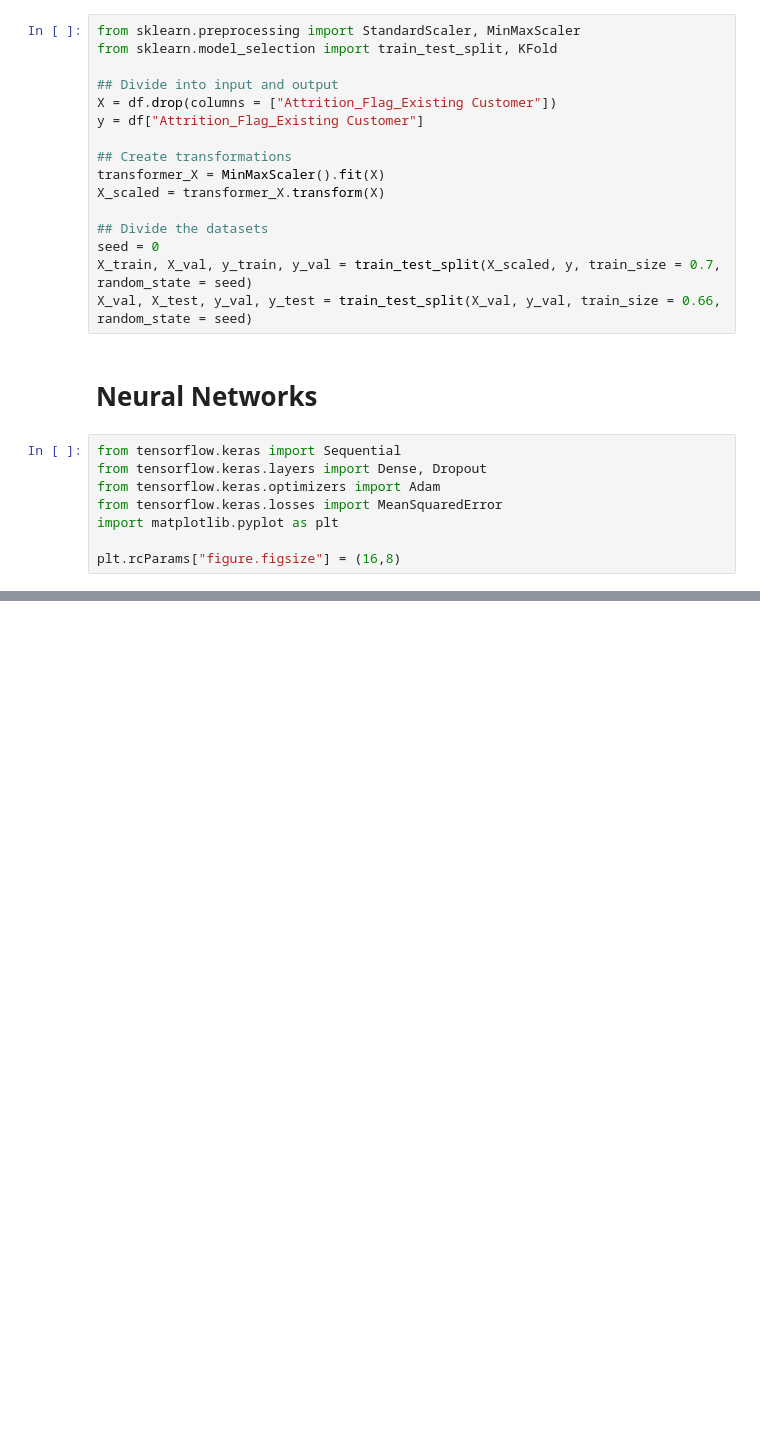
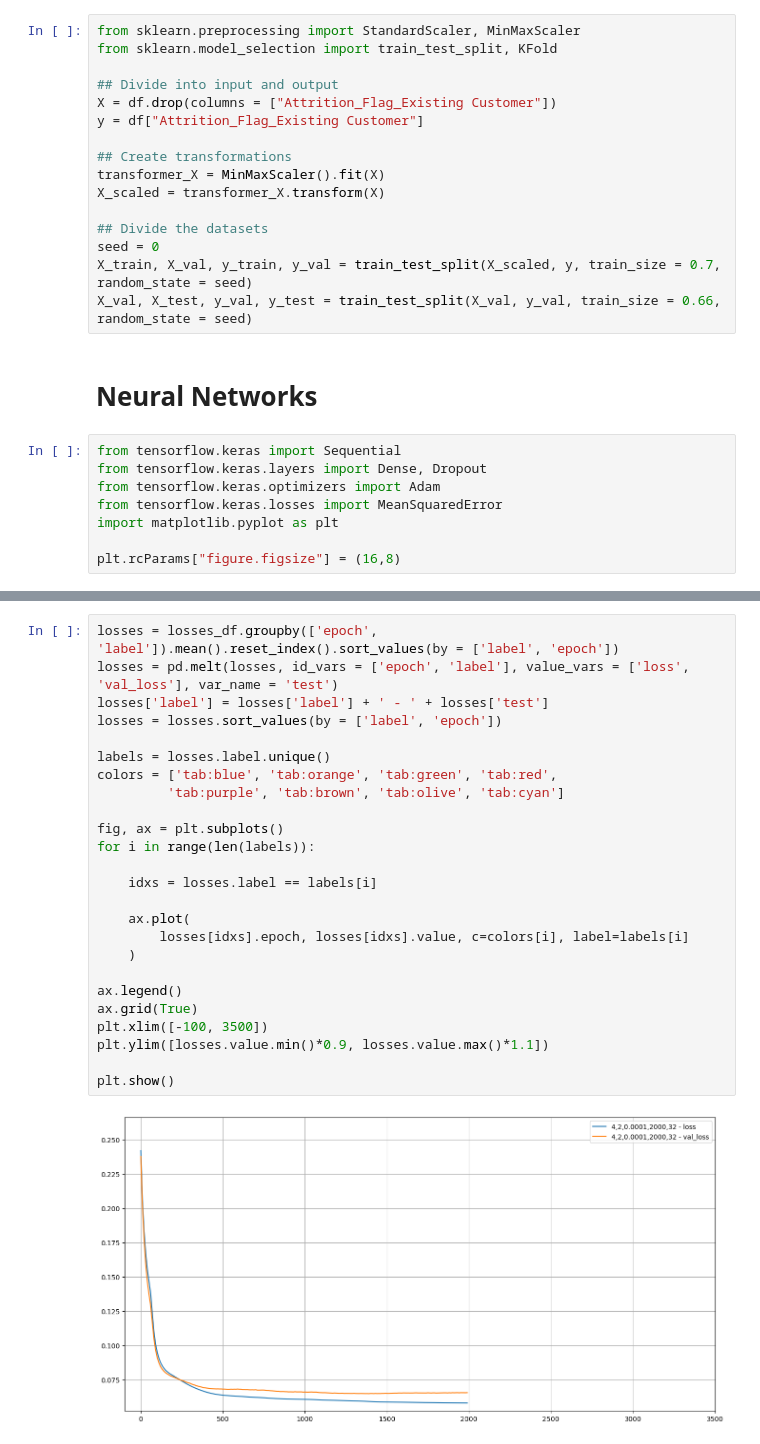
Before and after one commit to andrelopes2001/AA_Project_G6, a Jupyter notebook: code/algorithms/neural_networks.ipynb, the cells around one changed output, grey strips where cells are left out. Cells and saved outputs as stored; diff of their text form; blank space fills up the shorter version.

```diff
--- a/code/algorithms/neural_networks.ipynb
+++ b/code/algorithms/neural_networks.ipynb
@@ -450,0 +591,27 @@ Test Confusion Matrix
+# %%
+losses = losses_df.groupby(['epoch', 'label']).mean().reset_index().sort_values(by = ['label', 'epoch'])
+losses = pd.melt(losses, id_vars = ['epoch', 'label'], value_vars = ['loss', 'val_loss'], var_name = 'test')
+losses['label'] = losses['label'] + ' - ' + losses['test']
+losses = losses.sort_values(by = ['label', 'epoch'])
+
+labels = losses.label.unique()
+colors = ['tab:blue', 'tab:orange', 'tab:green', 'tab:red',
+         'tab:purple', 'tab:brown', 'tab:olive', 'tab:cyan']
+
+fig, ax = plt.subplots()
+for i in range(len(labels)):
+
+    idxs = losses.label == labels[i]
+
+    ax.plot(
+        losses[idxs].epoch, losses[idxs].value, c=colors[i], label=labels[i]
+    )
+
+ax.legend()
+ax.grid(True)
+plt.xlim([-100, 3500])
+plt.ylim([losses.value.min()*0.9, losses.value.max()*1.1])
+
+plt.show()
+# %% [output]
+[figure, added]
```
Also changed, not shown: parts of 19 cells of this notebook, 16 other files.
